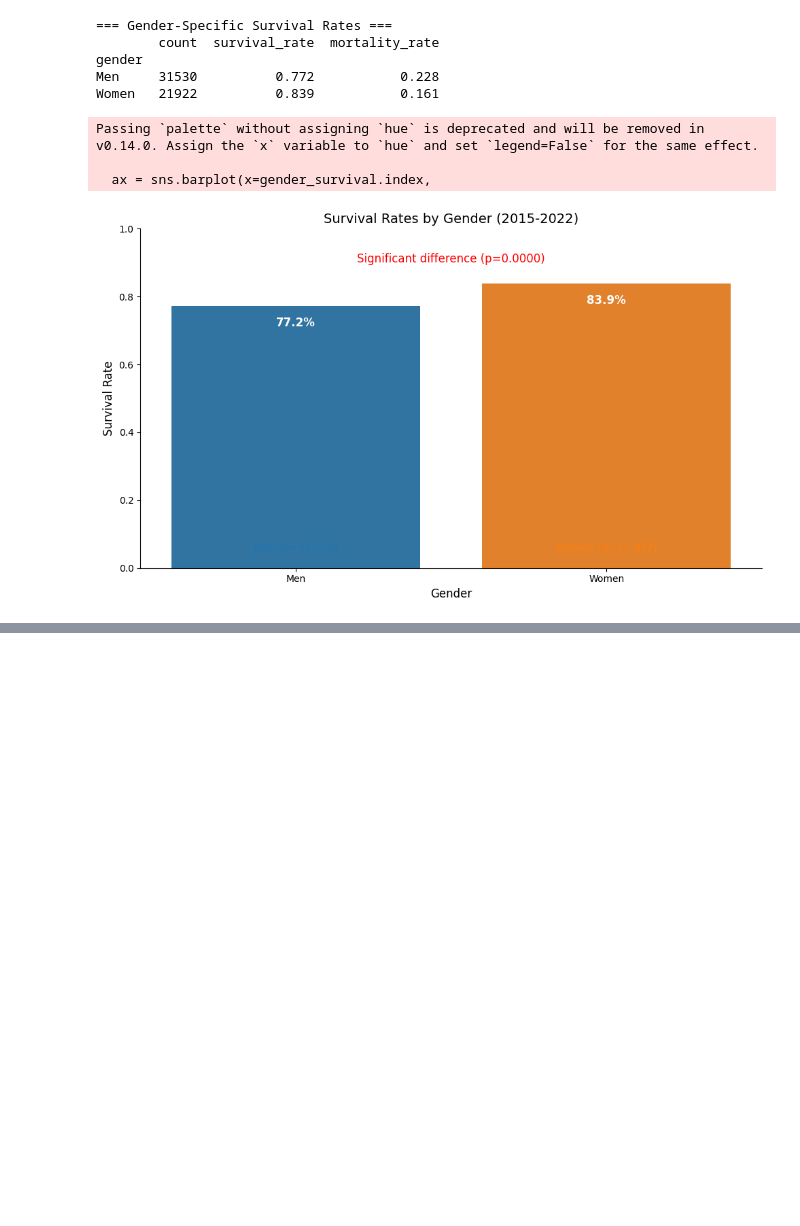
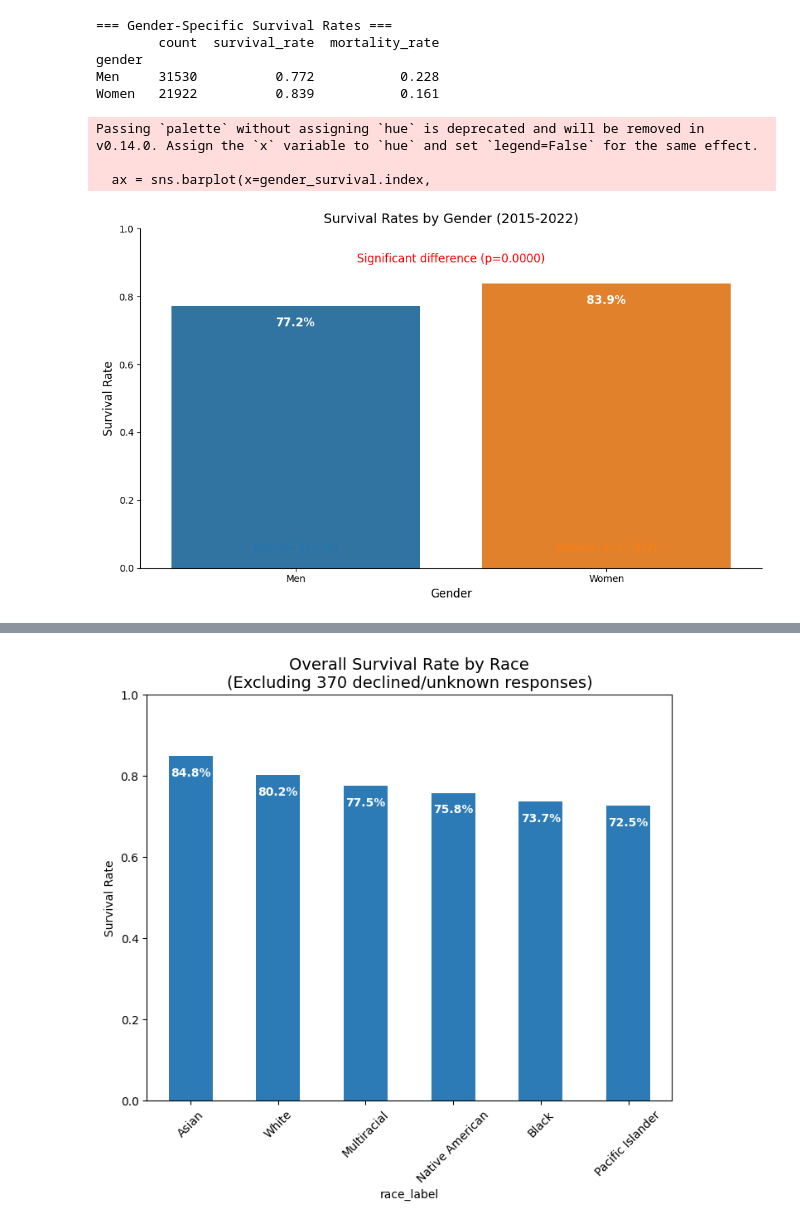
Before and after one commit to RozaSekouri/DA-projects, a Jupyter notebook: Lung_cancer_analysis.ipynb, the cells around one changed output, grey strips where cells are left out. Saved outputs shown, nothing was run; the diff lists cells and outputs as text; code cells hidden in the pictures; blank space fills up the shorter version.

```diff
--- a/Lung_cancer_analysis.ipynb
+++ b/Lung_cancer_analysis.ipynb
@@ -813,0 +890,57 @@ Passing `palette` without assigning `hue` is deprecated and will be removed in v
+# %%
+# Enhanced Race and Ethnicity Survival Analysis
+if all(col in df.columns for col in ['race', 'ethnic', 'is_dead_2015', 'gender', 'age']):
+
+    # Create race labels (excluding declined responses)
+    race_labels = {
+        1: 'White',
+        2: 'Black',
+        3: 'Asian',
+        4: 'Native American',
+        5: 'Pacific Islander',
+        6: 'Multiracial'
+        # Excluded 7: 'Declined' as per request
+    }
+
+    # Create ethnicity labels
+    ethnic_labels = {
+        1: 'Hispanic/Latino',
+        2: 'Not Hispanic/Latino'
+    }
+
+    # Create age groups
+    df['age_group'] = pd.cut(df['age'],
+                           bins=[50, 60, 70, 80, 100],
+                           labels=['50-59', '60-69', '70-79', '80+'])
+
+    # Apply labels and filter
+    df['race_label'] = df['race'].map(race_labels)
+    df['ethnic_label'] = df['ethnic'].map(ethnic_labels)
+
+    # Filter out small groups and declined responses
+    race_counts = df['race_label'].value_counts()
+    valid_races = race_counts[race_counts >= 100].index
+    analysis_df = df[df['race_label'].isin(valid_races)]
+
+    # Count declined/unknown race responses (for footnote)
+    declined_race = len(df[~df['race'].isin(race_labels.keys())])
+
+    # 1. Overall Survival by Race
+    plt.figure(figsize=(18, 14))
+
+    plt.subplot(2, 2, 1)
+    race_survival = 1 - analysis_df.groupby('race_label')['is_dead_2015'].mean()
+    race_survival.sort_values(ascending=False).plot(kind='bar', color='#2c7bb6')
+
+    # Add value labels
+    for i, v in enumerate(race_survival.sort_values(ascending=False)):
+        plt.text(i, v-0.05, f"{v:.1%}",
+                ha='center', color='white', fontweight='bold')
+
+    plt.title('Overall Survival Rate by Race\n(Excluding {} declined/unknown responses)'.format(declined_race),
+             fontsize=14)
+    plt.ylabel('Survival Rate')
+    plt.xticks(rotation=45)
+    plt.ylim(0, 1)
+# %% [output]
+[figure, added]
```
Also changed, not shown: parts of 3 cells of this notebook.
